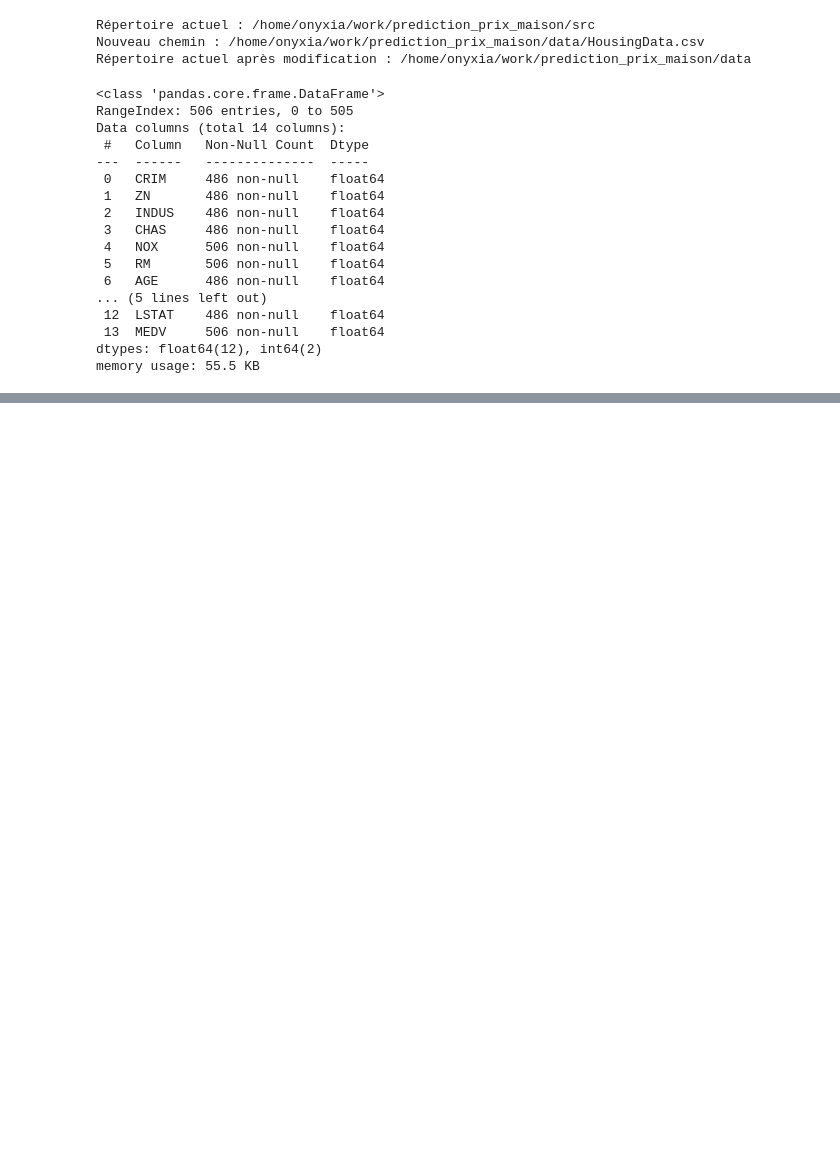
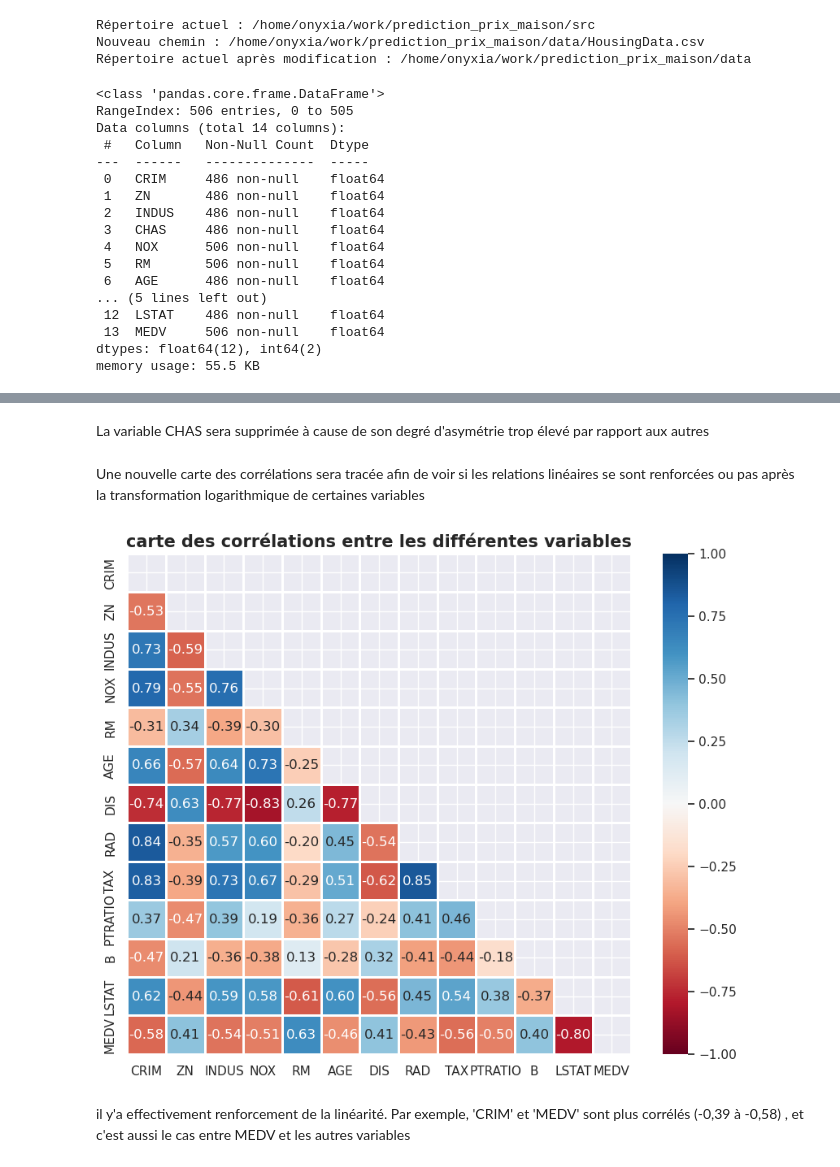
Before and after one commit to tziemiNgansop237/prediction_prix_maison, a Jupyter notebook: src/preparation_analyse.ipynb, the cells around one changed output, grey strips where cells are left out. Saved outputs shown, nothing was run; the diff lists cells and outputs as text; code cells hidden in the pictures; blank space fills up the shorter version.

```diff
--- a/src/preparation_analyse.ipynb
+++ b/src/preparation_analyse.ipynb
@@ -72,0 +259,8 @@ memory usage: 55.5 KB
+# %%
+#transformation logarithmique des variables présentant un fort degré d'asymétrie
+df['CRIM']=np.log(df['CRIM'])
+df['RAD']=np.log(df['RAD'])
+df['DIS']=np.log(df['DIS'])
+df['MEDV']=np.log(df['MEDV'])
+df['CHAS']=np.log(df['CHAS'] +1) #car c'est <1
+df['ZN']=np.log(df['ZN'] +1)
@@ -72,0 +286,22 @@ memory usage: 55.5 KB
+# %% [markdown]
+<p>
+La variable CHAS sera supprimée à cause de son degré d'asymétrie trop élevé par rapport aux autres
+</p>
+# %%
+df.drop('CHAS',axis= 1, inplace = True)
+# %% [markdown]
+<p>
+Une nouvelle carte des corrélations sera tracée afin de voir si les relations linéaires se sont renforcées ou pas après la transformation logarithmique de certaines variables
+</p>
+# %%
+#carte des corrélations
+sns.set(rc={'figure.figsize':(10,8)})
+mask= np.triu(np.ones_like(df.corr(), dtype=bool))
+sns.heatmap(df.corr(), mask=mask, center=0, cmap='RdBu', linewidths=1, annot= True, fmt='.2f', vmin=-1, vmax=1)
+plt.title('carte des corrélations entre les différentes variables', fontsize=15, fontweight='bold')
+plt.show()
+# %% [output]
+[figure, added]
+# %% [markdown]
+<p>
+il y'a effectivement renforcement de la linéarité. Par exemple,  'CRIM' et 'MEDV' sont plus corrélés (-0,39 à -0,58) , et c'est aussi le cas entre MEDV et les autres variables
```
Also changed, not shown: parts of 25 cells of this notebook, 1 other file.
